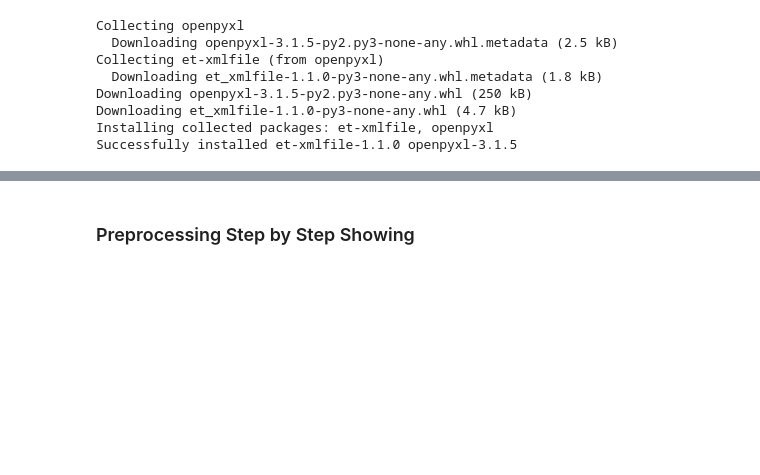
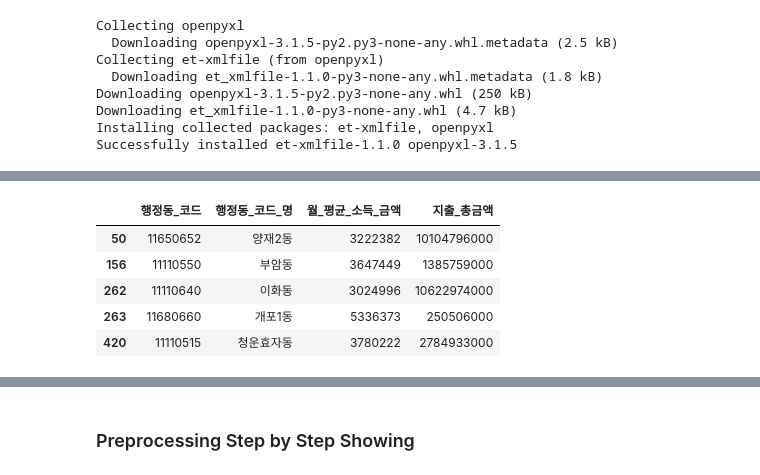
Before and after one commit to jieun0441/XMC, a Jupyter notebook: M-B_Self_containment Calculation_dong_ver2.ipynb, the cells around one changed output, grey strips where cells are left out. Saved outputs shown, nothing was run; the diff lists cells and outputs as text; code cells hidden in the pictures; blank space fills up the shorter version.

```diff
--- a/M-B_Self_containment Calculation_dong_ver2.ipynb
+++ b/M-B_Self_containment Calculation_dong_ver2.ipynb
@@ -45,0 +64,3 @@ Successfully installed et-xmlfile-1.1.0 openpyxl-3.1.5
+# %%
+# filtering time into 2023-1st semester
+df_income = df_income.loc[df_income['기준_년분기_코드'] == 20231, ['행정동_코드', '행정동_코드_명', '월_평균_소득_금액', '지출_총금액']]
@@ -45,0 +81,9 @@ Successfully installed et-xmlfile-1.1.0 openpyxl-3.1.5
+# %%
+df_income.head()
+# %% [output]
+|  | 행정동_코드 | 행정동_코드_명 | 월_평균_소득_금액 | 지출_총금액 |
+| 50 | 11650652 | 양재2동 | 3222382 | 10104796000 |
+| 156 | 11110550 | 부암동 | 3647449 | 1385759000 |
+| 262 | 11110640 | 이화동 | 3024996 | 10622974000 |
+| 263 | 11680660 | 개포1동 | 5336373 | 250506000 |
+| 420 | 11110515 | 청운효자동 | 3780222 | 2784933000 |
```
Also changed, not shown: parts of 6 cells of this notebook.
